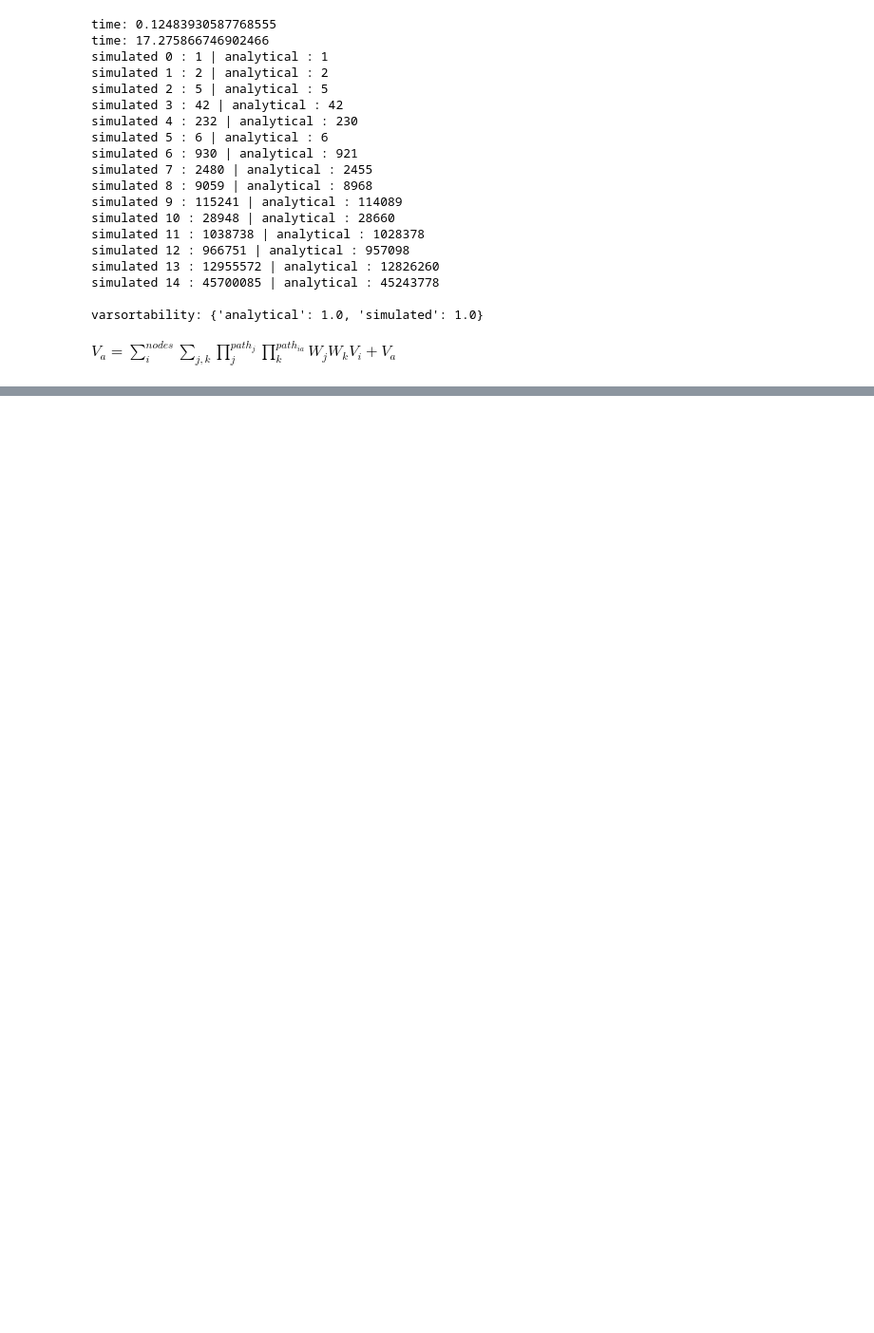
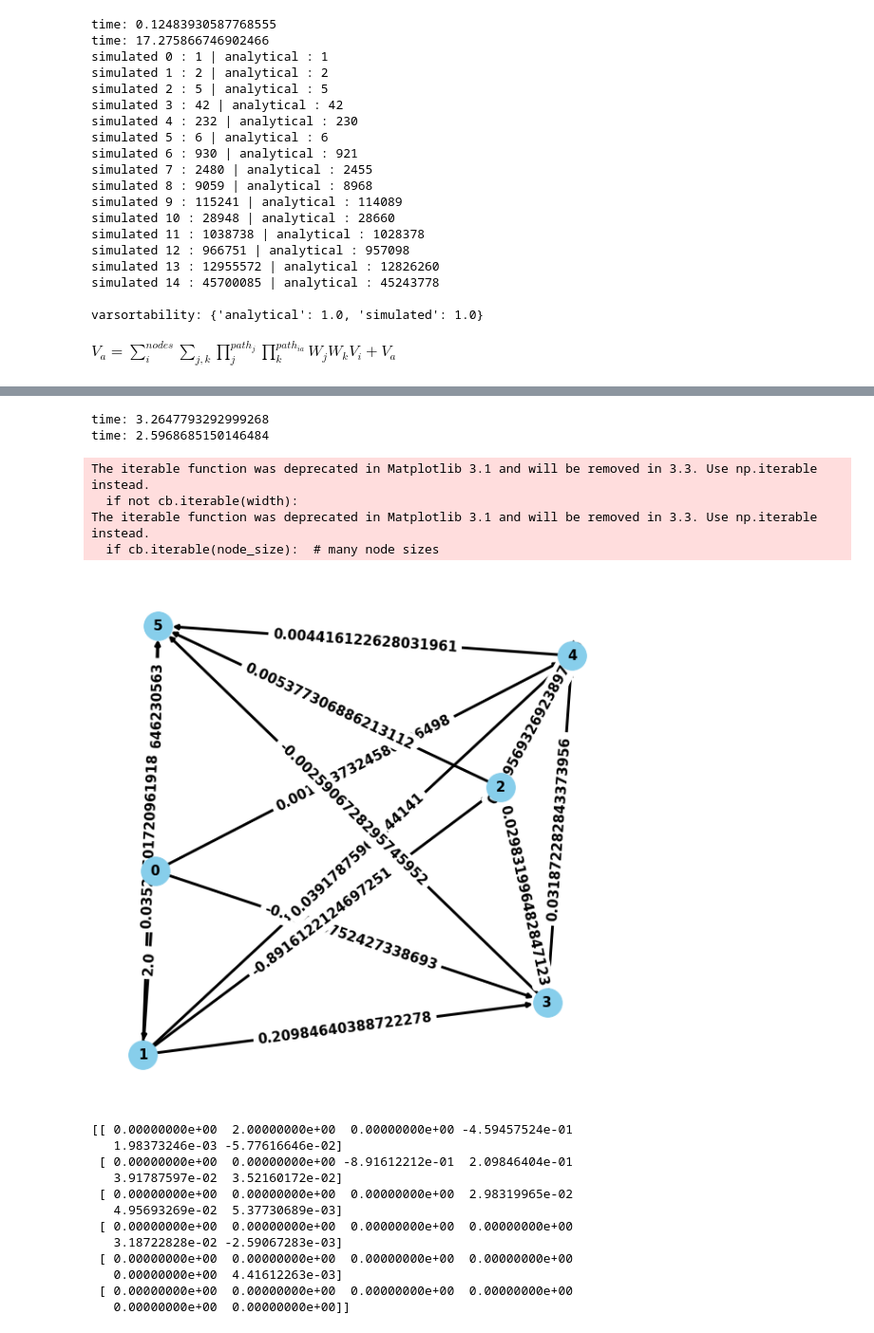
Before and after one commit to JakobSchauser/PUK_softwoods, a Jupyter notebook: Code/dag.ipynb, the cells around one changed output, grey strips where cells are left out. Shown: that part at 95% size. Saved outputs shown, nothing was run; the diff lists cells and outputs as text; code cells hidden in the pictures; blank space fills up the shorter version.

```diff
--- a/Code/dag.ipynb
+++ b/Code/dag.ipynb
@@ -63,24 +56,32 @@ $V_a = \sum^{nodes}_i\sum_{j,k}\prod^{path_{j}}_j\prod^{path_{ia}}_k W_j W_kV_i
 # %%
 # genetic algorithm
 
-start_adj = np.array([[0,1,0,1],[0,0,1,1],[0,0,0,1],[0,0,0,0]]).astype(float)
+start_adj = np.array([[0,1,0,1,1,1],[0,0,1,1,1,1],[0,0,0,1,1,1],[0,0,0,0,1,1],[0,0,0,0,0,1],[0,0,0,0,0,0]]).astype(float)
 
-start_dags = [DAG(n = 4, roots = 1, strength=2, precalculate_paths = False, adjacency_matrix = start_adj) for _ in range(11)]
+population = 100
+
+# start_dags = [DAG(n = 6, roots = 1, strength=2, precalculate_paths = False, adjacency_matrix = start_adj) for _ in range(population)]
 
 
-for i in range(20):
+# thomas siger lav grupper
+true = True
+
+N = 300
+for i in range(N):
     print("")
     print("generation", i)
-    start_dags = sorted(start_dags, key = lambda x: x.get_continous_varsortability(analytical = False, simulated = True, N = 100000)["simulated"], reverse = False)
-    start_dags = start_dags[:5]
-    for j in range(5):
-        start_dags.append(start_dags[j].mutate())
+    start_dags = sorted(start_dags, key = lambda x: x.get_continous_varsortability(analytical = True, simulated = False, N = 100000)["analytical"], reverse = False)
+    start_dags = start_dags[:(population // 2)]
 
-    new = DAG(n = 4, roots = 1, strength=2, precalculate_paths = False, adjacency_matrix = start_adj)
-    start_dags.append(new.mutate())
+    for j in range(population // 2):
+        start_dags.append(start_dags[j].mutate(1 - i/N))
+
+    if i < N//2:
+        new = DAG(n = 6, roots = 1, strength=2, precalculate_paths = False, adjacency_matrix = start_adj)
+        start_dags.append(new.mutate())
 
     for j in range(1):
-        print("varsortability:", start_dags[j].get_varsortability(analytical = False, simulated = True, N = 100000))
-        print("continous_varsortability:", start_dags[j].get_continous_varsortability(analytical = False, simulated = True, N = 100000)["simulated"])
+        print("varsortability:", start_dags[j].get_varsortability(analytical = True, simulated = True, N = 100000))
+        print("continous_varsortability:", start_dags[j].get_continous_varsortability(analytical = True, simulated = False, N = 100000))
 # %% [output]
 generation 0
@@ -103,3 +104,44 @@ continous_varsortability: 2.232445771227481
+# %%
+from time import time
+t = time()
+
+
+for _ in range(100):
+    d = DAG(n = 6, roots = 1, strength=2, precalculate_paths = False, adjacency_matrix = start_adj).get_varsortability(analytical = False, simulated = True, N = 100000)["simulated"]
+
+print("time:", time() - t)
+
+t = time()
+
+for _ in range(100):
+    d = DAG(n = 6, roots = 1, strength=2, precalculate_paths = False, adjacency_matrix = start_adj).get_varsortability(analytical = True, simulated = False)["analytical"]
+
+print("time:", time() - t)
+# %% [output]
+time: 3.2647793292999268
+time: 2.5968685150146484
+# %%
+for i in range(1):
+    start_dags[i]
+    print(a)
+# %% [output]
+The iterable function was deprecated in Matplotlib 3.1 and will be removed in 3.3. Use np.iterable instead.
+  if not cb.iterable(width):
+The iterable function was deprecated in Matplotlib 3.1 and will be removed in 3.3. Use np.iterable instead.
+  if cb.iterable(node_size):  # many node sizes
+[figure, added]
+[[ 0.00000000e+00  2.00000000e+00  0.00000000e+00 -4.59457524e-01
+   1.98373246e-03 -5.77616646e-02]
+ [ 0.00000000e+00  0.00000000e+00 -8.91612212e-01  2.09846404e-01
+   3.91787597e-02  3.52160172e-02]
+ [ 0.00000000e+00  0.00000000e+00  0.00000000e+00  2.98319965e-02
+   4.95693269e-02  5.37730689e-03]
+ [ 0.00000000e+00  0.00000000e+00  0.00000000e+00  0.00000000e+00
+   3.18722828e-02 -2.59067283e-03]
+ [ 0.00000000e+00  0.00000000e+00  0.00000000e+00  0.00000000e+00
+   0.00000000e+00  4.41612263e-03]
+ [ 0.00000000e+00  0.00000000e+00  0.00000000e+00  0.00000000e+00
+   0.00000000e+00  0.00000000e+00]]
 # %%
 # Gradient descent
 from scipy.optimize import minimize
```
Also changed, not shown: parts of 7 cells of this notebook, 2 other files.
